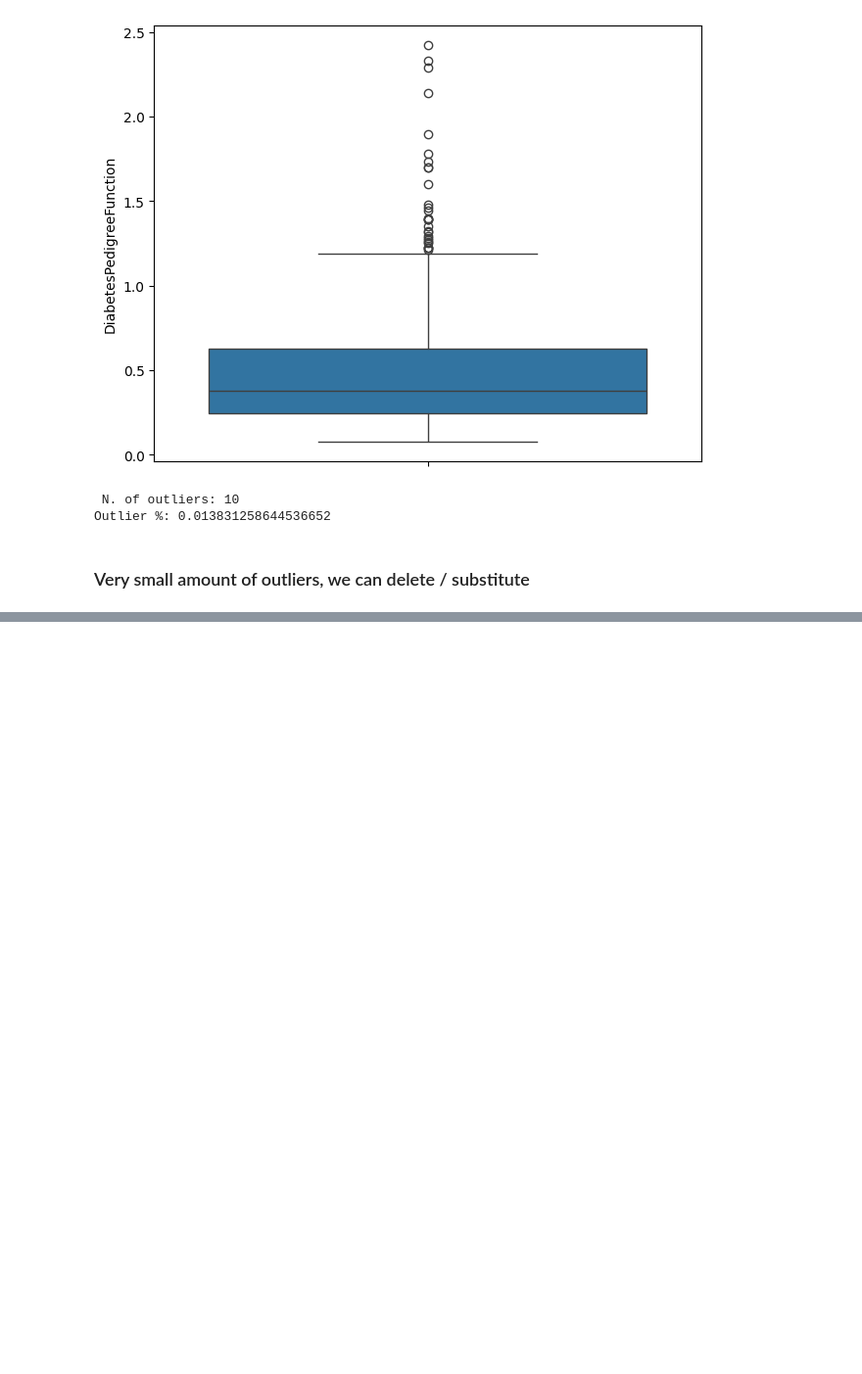
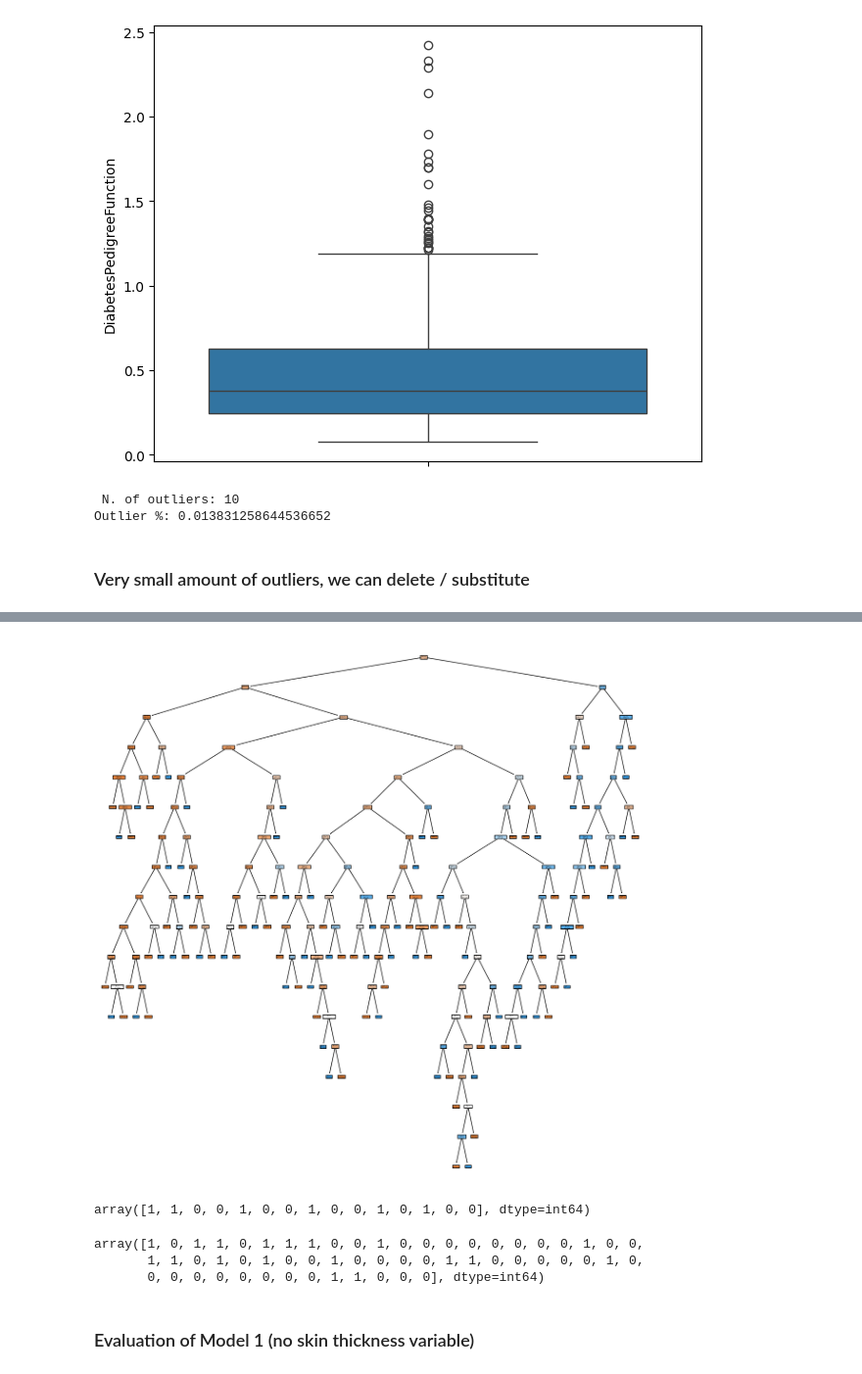
Before and after one commit to leandro-reguero/decision-trees, a Jupyter notebook: src/explore.ipynb, the cells around one changed output, grey strips where cells are left out. Shown at 98% size. Saved outputs shown, nothing was run; the diff lists cells and outputs as text; code cells hidden in the pictures; blank space fills up the shorter version.

Commit message:
primer modelado y datos guardados

```diff
--- a/src/explore.ipynb
+++ b/src/explore.ipynb
@@ -315,0 +409,7 @@ Outlier %: 0.013831258644536652
+# %%
+X = df_noskin.drop("Outcome", axis=1)
+y = df_noskin['Outcome']
+
+X_train, X_test, y_train, y_test = train_test_split(X, y, test_size= 0.2, random_state=21)
+
+print(X_train.head())
@@ -315,0 +437,24 @@ Outlier %: 0.013831258644536652
+# %%
+model = DecisionTreeClassifier(random_state=21)
+model.fit(X_train, y_train)
+
+fig = plt.figure(figsize=(15, 15))
+
+tree.plot_tree(model, feature_names= list(X_train.columns), class_names = ["No diabetes", "Diabetes"], filled= True)
+plt.show()
+# %% [output]
+[figure, added]
+# %%
+y_pred_test = model.predict(X_test)
+y_pred_test[::10]
+# %% [output]
+array([1, 1, 0, 0, 1, 0, 0, 1, 0, 0, 1, 0, 1, 0, 0], dtype=int64)
+# %%
+y_pred_train = model.predict(X_train)
+y_pred_train[::10]
+# %% [output]
+array([1, 0, 1, 1, 0, 1, 1, 1, 0, 0, 1, 0, 0, 0, 0, 0, 0, 0, 0, 1, 0, 0,
+       1, 1, 0, 1, 0, 1, 0, 0, 1, 0, 0, 0, 0, 1, 1, 0, 0, 0, 0, 0, 1, 0,
+       0, 0, 0, 0, 0, 0, 0, 0, 1, 1, 0, 0, 0], dtype=int64)
+# %% [markdown]
+### Evaluation of Model 1 (no skin thickness variable)
```
Also changed, not shown: parts of 21 cells of this notebook, 3 other files.
